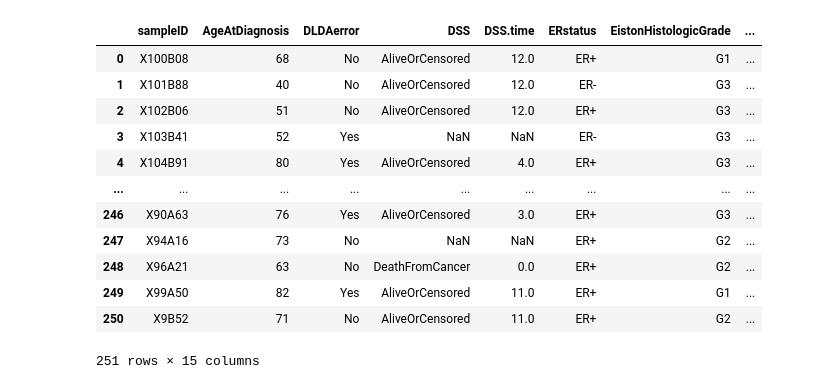
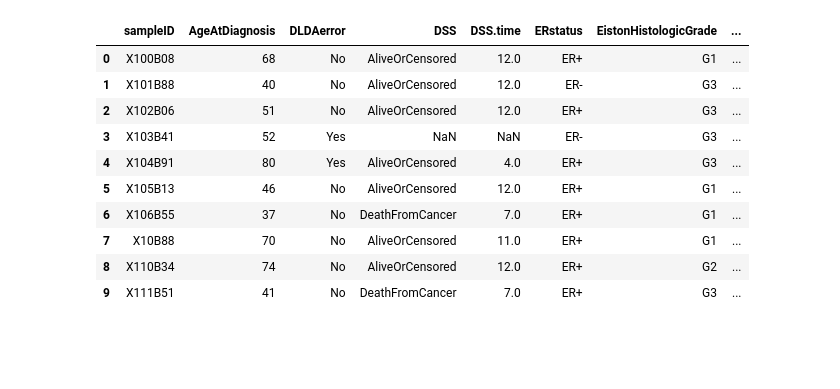
Before and after one commit to varnitarastogi/Gene-Activity-for-Breast-Cancer, a Jupyter notebook: Technical_Task.ipynb, the cells around one changed output. Saved outputs shown, nothing was run; the diff lists cells and outputs as text; code cells hidden in the pictures; blank space fills up the shorter version.

```diff
--- a/Technical_Task.ipynb
+++ b/Technical_Task.ipynb
@@ -63,18 +8,15 @@ df_genomicMatrix.transpose()
-# %%
-df_clinicalMatrix=pd.read_csv('/content/clinicalMatrix.gz',delimiter='\t')
-# %%
-df_clinicalMatrix
-# %% [output]
-|  | sampleID | AgeAtDiagnosis | DLDAerror | DSS | DSS.time | ERstatus | EistonHistologicGrade | ... |
-| 0 | X100B08 | 68 | No | AliveOrCensored | 12.0 | ER+ | G1 | ... |
-| 1 | X101B88 | 40 | No | AliveOrCensored | 12.0 | ER- | G3 | ... |
-| 2 | X102B06 | 51 | No | AliveOrCensored | 12.0 | ER+ | G3 | ... |
-| 3 | X103B41 | 52 | Yes | NaN | NaN | ER- | G3 | ... |
-| 4 | X104B91 | 80 | Yes | AliveOrCensored | 4.0 | ER+ | G3 | ... |
-| ... | ... | ... | ... | ... | ... | ... | ... | ... |
-| 246 | X90A63 | 76 | Yes | AliveOrCensored | 3.0 | ER+ | G3 | ... |
-| 247 | X94A16 | 73 | No | NaN | NaN | ER+ | G2 | ... |
-| 248 | X96A21 | 63 | No | DeathFromCancer | 0.0 | ER+ | G2 | ... |
-| 249 | X99A50 | 82 | Yes | AliveOrCensored | 11.0 | ER+ | G1 | ... |
-| 250 | X9B52 | 71 | No | AliveOrCensored | 11.0 | ER+ | G2 | ... |
-251 rows × 15 columns
+# %%
+# first few rows of clinical matrix
+df_clinicalMatrix.head(10)
+# %% [output]
+|  | sampleID | AgeAtDiagnosis | DLDAerror | DSS | DSS.time | ERstatus | EistonHistologicGrade | ... |
+| 0 | X100B08 | 68 | No | AliveOrCensored | 12.0 | ER+ | G1 | ... |
+| 1 | X101B88 | 40 | No | AliveOrCensored | 12.0 | ER- | G3 | ... |
+| 2 | X102B06 | 51 | No | AliveOrCensored | 12.0 | ER+ | G3 | ... |
+| 3 | X103B41 | 52 | Yes | NaN | NaN | ER- | G3 | ... |
+| 4 | X104B91 | 80 | Yes | AliveOrCensored | 4.0 | ER+ | G3 | ... |
+| 5 | X105B13 | 46 | No | AliveOrCensored | 12.0 | ER+ | G1 | ... |
+| 6 | X106B55 | 37 | No | DeathFromCancer | 7.0 | ER+ | G1 | ... |
+| 7 | X10B88 | 70 | No | AliveOrCensored | 11.0 | ER+ | G1 | ... |
+| 8 | X110B34 | 74 | No | AliveOrCensored | 12.0 | ER+ | G2 | ... |
+| 9 | X111B51 | 41 | No | DeathFromCancer | 7.0 | ER+ | G3 | ... |
```
Also changed, not shown: parts of 15 cells of this notebook.
